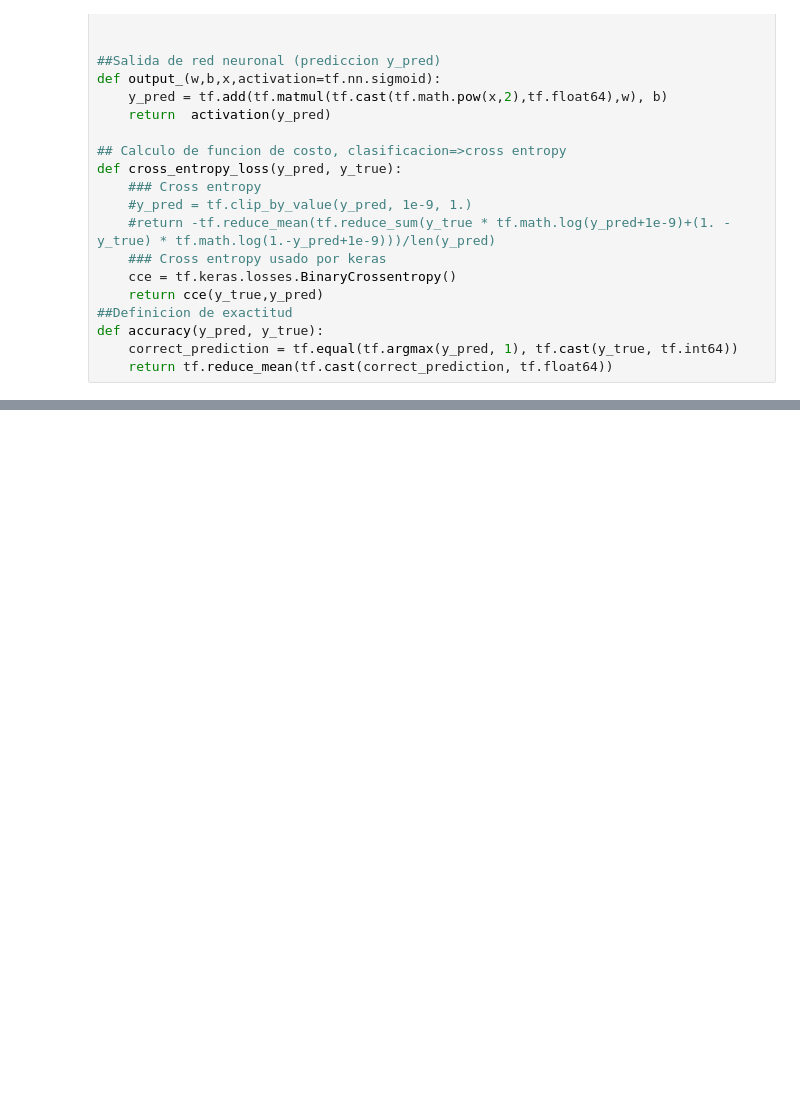
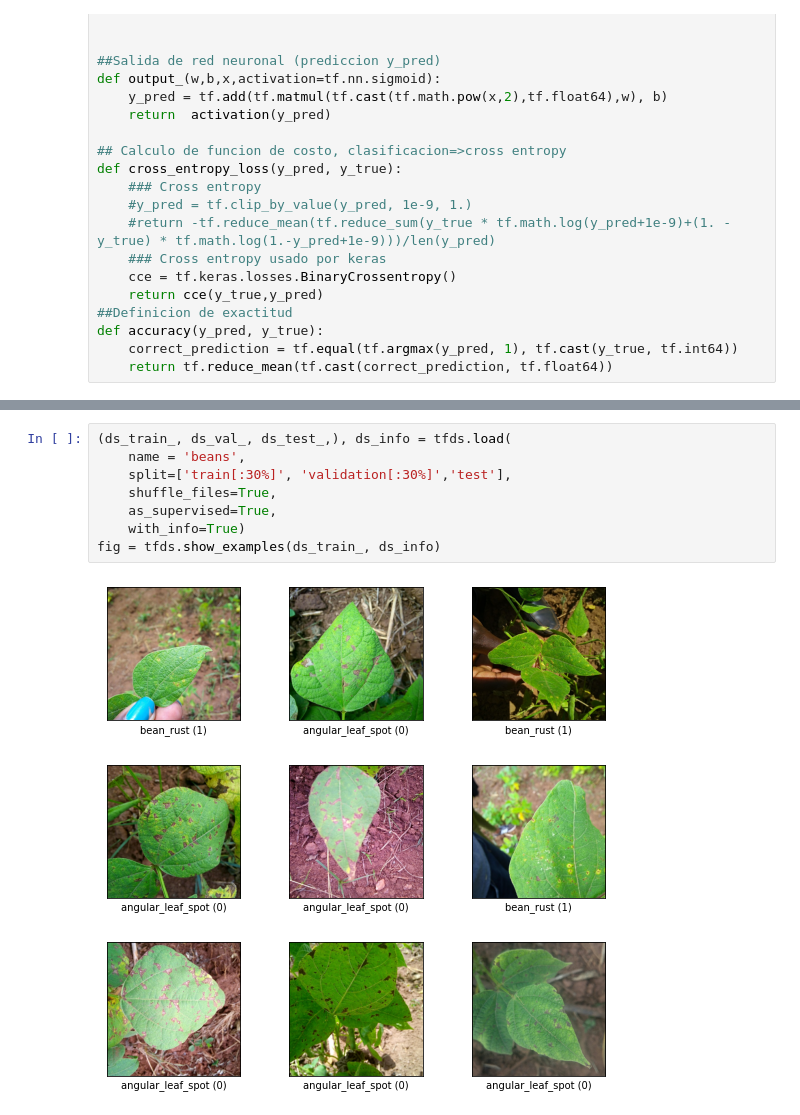
Before and after one commit to Maestria-en-Ciencia-de-datos-HWTNM/repo_curso_tf2_2022_2, a Jupyter notebook: clases/clase_notebook.ipynb, the cells around one changed output, grey strips where cells are left out. Drawn from its saved outputs; the diff is of its cells as text; blank space fills up the shorter version.

```diff
--- a/clases/clase_notebook.ipynb
+++ b/clases/clase_notebook.ipynb
@@ -2179,0 +2394,10 @@ _________________________________________________________________
+# %%
+(ds_train_, ds_val_, ds_test_,), ds_info = tfds.load(
+    name = 'beans',
+    split=['train[:30%]', 'validation[:30%]','test'],
+    shuffle_files=True,
+    as_supervised=True,
+    with_info=True)
+fig = tfds.show_examples(ds_train_, ds_info)
+# %% [output]
+[figure, added]
```
Also changed, not shown: parts of 379 cells of this notebook, 2 other files.
